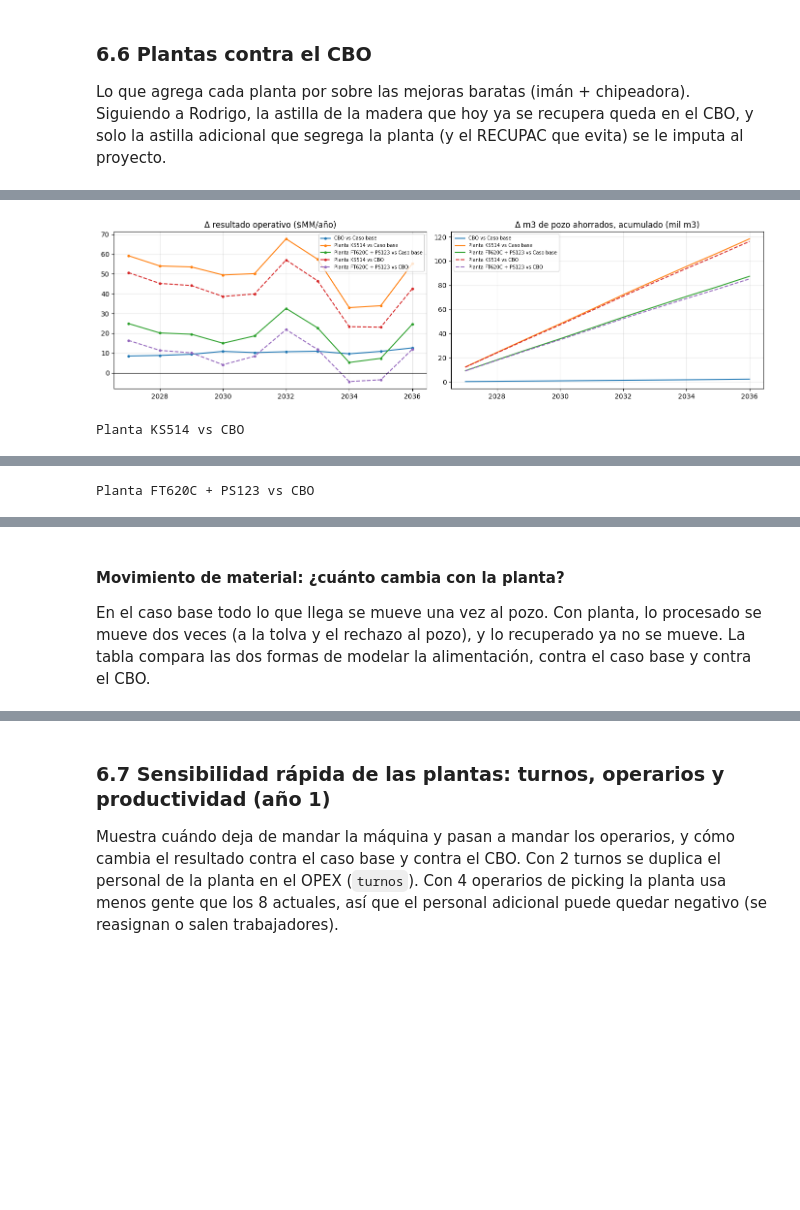
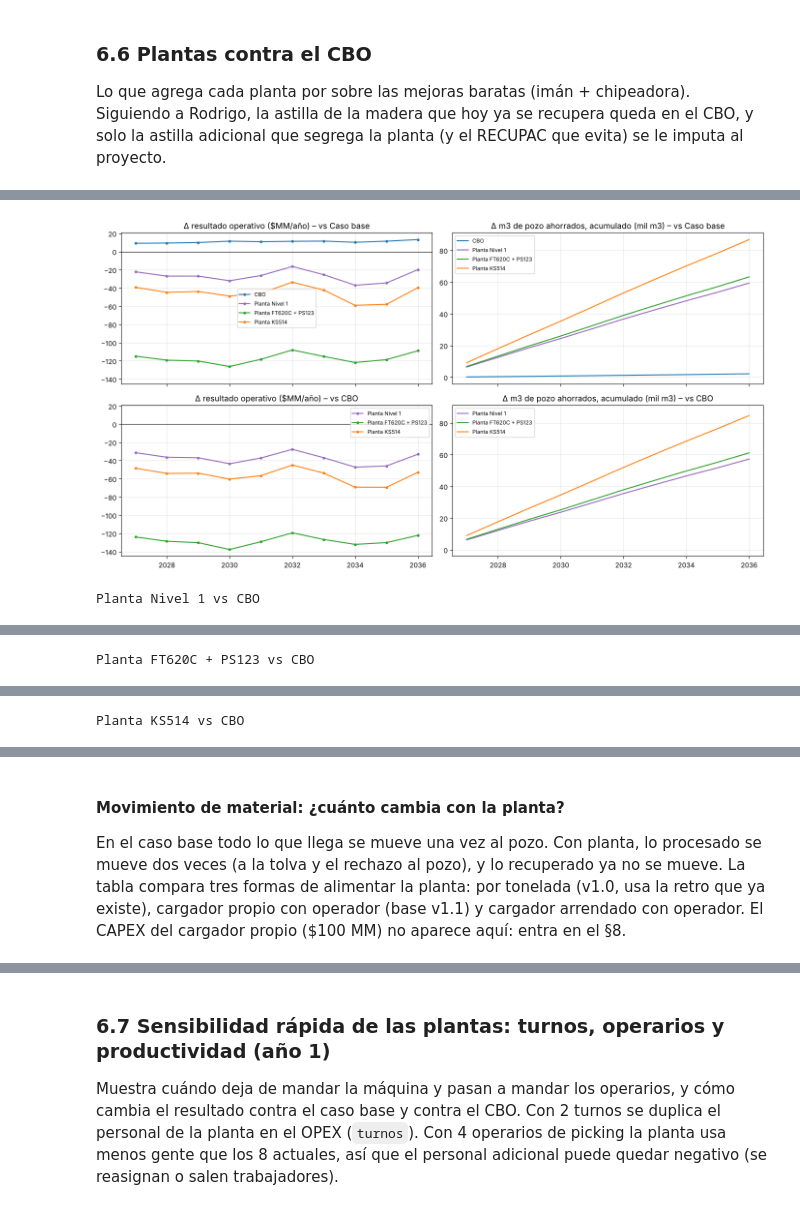
Before and after one commit to fernando25132/Evalpro, a Jupyter notebook: Modelo_REGEMAC.ipynb, the cells around one changed output, grey strips where cells are left out. Drawn from its saved outputs; the diff is of its cells as text; code cells hidden in the pictures; blank space fills up the shorter version.

```diff
--- a/Modelo_REGEMAC.ipynb
+++ b/Modelo_REGEMAC.ipynb
@@ -890,5 +1126,12 @@ for k, sc in PLANTAS.items():
     print(f"{sc['nombre']}: capacidad efectiva {c:.1f} t/h  (máquina {cm:.1f} | operarios {co:.1f})  → {'manda la MÁQUINA' if cm <= co else 'mandan los OPERARIOS'}")
 R_ = {k: resumen(o) for k, o in ESC.items()}       # resumen anual de cada escenario
 DIAS = ['Lun', 'Mar', 'Mié', 'Jue', 'Vie', 'Sáb', 'Dom']
+# Un color fijo por escenario en todos los gráficos
+COLOR = {'Caso base': '#7f7f7f', 'CBO': 'tab:blue', 'Planta Nivel 1': 'tab:purple', 'Planta FT620C + PS123': 'tab:green', 'Planta KS514': 'tab:orange'}
+# Un color fijo por componente del beneficio
+COLOR_COMP = {'Fierro': '#8B4513', 'Madera (neta)': '#DAA520', 'Aluminio, cartón, plástico': '#17becf', 'Áridos (neto)': '#bdbdbd',
+              'Espacio de pozo': '#2ca02c', 'OPEX': '#d62728', 'Seguros y permisos': '#ffbb78', 'Impuestos': '#ff9896',
+              'CAPEX, residual y capital de trabajo': '#525252'}
+col_de = lambda nombre: COLOR.get(nombre.split(' vs ')[0], 'k')
 # %% [output]
 Contenido sorteado (% masa): {'fierro': '2.07%', 'aluminio': '0.07%', 'madera': '4.37%', 'carton': '1.06%', 'plastico': '0.60%', 'yeso': '6.61%', 'inertes': '85.23%'} | densidad inertes: 0.66 t/m3
@@ -1077,7 +1322,7 @@ display(comp[cols].style.format({'pct_procesado':'{:.1%}', 'pct_recuperado':'{:.
 fig, ax = plt.subplots(1, 3, figsize=(17, 4.4))
 dest = pd.DataFrame({k: [o.vert_permitido_t.sum(), o.vert_noperm_t.sum(), o.recuperado_t.sum()] for k, o in ESC.items()}, index=['Vertedero permitido','Vertedero NO permitido','Recuperado']).T/1e3/SIM['horizonte']
 dest.plot(kind='bar', stacked=True, ax=ax[0], color=['#9e9e9e','#d62728','#2ca02c'], rot=15); ax[0].set_title('Destino promedio (mil t/año)')
-for k, o in ESC.items(): ax[1].plot(o.fecha, o.acum_ahorro_vertedero_m3/1e3, label=k)
+for k, o in ESC.items(): ax[1].plot(o.fecha, o.acum_ahorro_vertedero_m3/1e3, label=k, color=COLOR[k])
 ax[1].set_title('Volumen de vertedero ahorrado acumulado (mil m3)'); ax[1].legend(fontsize=8)
 (comp[['neto_clp','opex_clp','resultado_clp']]/1e6).rename(columns={'neto_clp':'Ventas − costo madera','opex_clp':'OPEX (adicional + movimiento)','resultado_clp':'Resultado operativo'}).plot(kind='bar', ax=ax[2], rot=15)
 ax[2].axhline(0, color='k', lw=.8); ax[2].set_title('$MM/año (promedio)')
@@ -1166,12 +1427,16 @@ Lo que agrega cada planta por sobre las mejoras baratas (imán + chipeadora). Si
 inc_cbo = {f"{sc['nombre']} vs CBO": delta(R_[sc['nombre']], R_['CBO']) for sc in PLANTAS.values()}
 ind_cbo = pd.DataFrame([indicadores(sc['nombre'], 'CBO') for sc in PLANTAS.values()]).set_index('comparación')
 display(ind_cbo.style.format('{:,.1f}').format(FMT_IND))
-fig, ax = plt.subplots(1, 2, figsize=(14, 4))
-for k, d_ in {**inc_base, **inc_cbo}.items():
-    ls = '-' if 'Caso base' in k else '--'
-    ax[0].plot(d_.index, d_['Δ resultado operativo ($MM)'], ls, marker='.', label=k); ax[1].plot(d_.index, d_['Δ m3 ahorrados'].cumsum()/1e3, ls, label=k)
-ax[0].axhline(0, color='k', lw=.8); ax[0].set_title('Δ resultado operativo ($MM/año)'); ax[0].legend(fontsize=7)
-ax[1].set_title('Δ m3 de pozo ahorrados, acumulado (mil m3)'); ax[1].legend(fontsize=7); plt.tight_layout(); plt.show()
+fig, ax = plt.subplots(2, 2, figsize=(14, 7.5), sharex=True, sharey='col')   # misma escala arriba y abajo
+for fila, (titulo, dic) in enumerate([('vs Caso base', inc_base), ('vs CBO', inc_cbo)]):
+    for k, d_ in dic.items():
+        nom = k.split(' vs ')[0]
+        ax[fila, 0].plot(d_.index, d_['Δ resultado operativo ($MM)'], marker='.', color=COLOR[nom], label=nom)
+        ax[fila, 1].plot(d_.index, d_['Δ m3 ahorrados'].cumsum()/1e3, color=COLOR[nom], label=nom)
+    ax[fila, 0].axhline(0, color='k', lw=.8); ax[fila, 0].set_title(f'Δ resultado operativo ($MM/año) – {titulo}')
+    ax[fila, 1].set_title(f'Δ m3 de pozo ahorrados, acumulado (mil m3) – {titulo}')
+    for a_ in ax[fila]: a_.legend(fontsize=8)
+plt.tight_layout(); plt.show()
 for k, d_ in inc_cbo.items():
     print(k); display(d_.round(1))
 # %% [output]
@@ -1182,4 +1448,4 @@ for k, d_ in inc_cbo.items():
-[figure, old version]
+[figure, new version]
-Planta KS514 vs CBO
+Planta Nivel 1 vs CBO
 |  | Δ fierro (t) | Δ fierro imán (t) | Δ madera (t) | Δ astilla (t) | Δ NO permitido al vertedero (t) | Δ m3 ahorrados | ... |
 | anio |  |  |  |  |  |  | ... |
@@ -1208,0 +1475 @@ Planta FT620C + PS123 vs CBO
+Planta KS514 vs CBO
@@ -1209,6 +1488,6 @@ Planta FT620C + PS123 vs CBO
 # %% [markdown]
 #### Movimiento de material: ¿cuánto cambia con la planta?
-En el caso base todo lo que llega se mueve una vez al pozo. Con planta, lo procesado se mueve dos veces (a la tolva y el rechazo al pozo), y lo recuperado ya no se mueve. La tabla compara las dos formas de modelar la alimentación, contra el caso base y contra el CBO.
+En el caso base todo lo que llega se mueve una vez al pozo. Con planta, lo procesado se mueve dos veces (a la tolva y el rechazo al pozo), y lo recuperado ya no se mueve. La tabla compara tres formas de alimentar la planta: por tonelada (v1.0, usa la retro que ya existe), cargador propio con operador (base v1.1) y cargador arrendado con operador. El CAPEX del cargador propio ($100 MM) no aparece aquí: entra en el §8.
 # %%
 filas = []
 for k, sc in PLANTAS.items():
```
Also changed, not shown: parts of 55 cells of this notebook.
